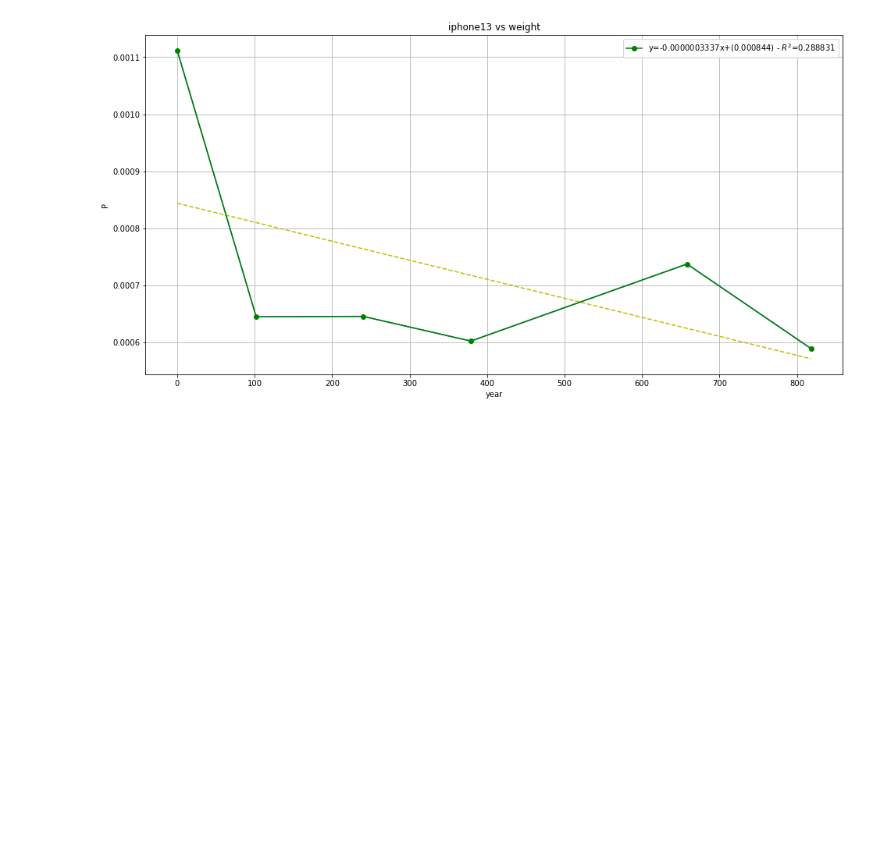
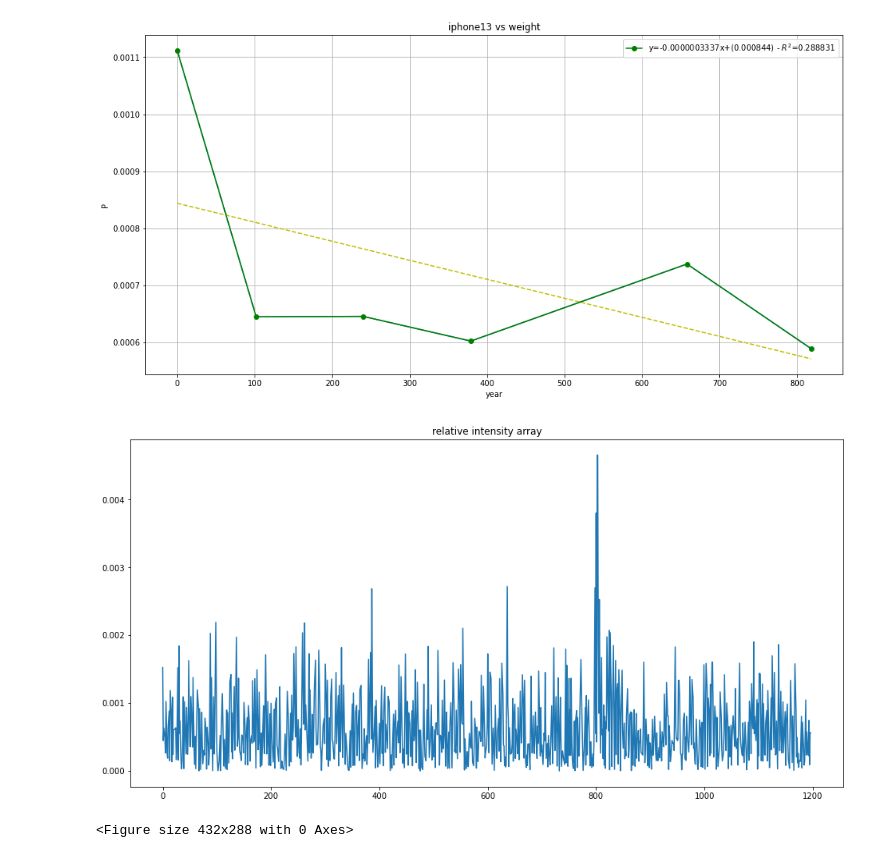
Before and after one commit to pat266/Motif, a Jupyter notebook: experiments/experiment-data/graph.ipynb, the cells around one changed output. Cells and saved outputs as stored; diff of their text form; code cells hidden in the pictures; blank space fills up the shorter version.

Commit message:
got the relative intensity graph

```diff
--- a/experiments/experiment-data/graph.ipynb
+++ b/experiments/experiment-data/graph.ipynb
@@ -19,6 +19,20 @@ def get_data(file_name):
         row_1_data.append(float(splits[0]))
         row_2_data.append(float(splits[1]))
     return row_1_data, row_2_data
+
+def get_data_intensity(file_name):
+    inputfile = open(file_name, "r+")
+    row_1_data = []
+    row_2_data = []
+    row_3_data = []
+    for i in range(3):
+        inputfile.readline()  # use next() if 2.7. Skip the first few samples
+    for line in inputfile:
+        splits = line.split(",")
+        row_1_data.append(float(splits[0]))
+        row_2_data.append(float(splits[1]))
+        row_3_data.append(float(splits[2]))
+    return row_1_data, row_2_data, row_3_data
 # %%
 # solve for a and b
 def best_fit(X, Y):
@@ -55,6 +69,15 @@ def plot_ios_data(data_1, data_2, fileName):
     plt.legend(loc='lower right')
     plt.show()
 
+def plot_intensity_data(data, fileName):
+    # adjust rcParams as needed to make your graph readable
+    # plt.rcParams['figure.figsize'] = [10, 5]
+    plt.figure(figsize=(16, 8))
+    plt.title(fileName)
+    plt.plot(np.arange(0, len(data), 1), data)
+    plt.show()
+    plt.savefig("./pngs/" + fileName + ".png", dpi=100)
+
 def plot(x, y, fileName):
     z = np.polyfit(x, y, 1)
     p = np.poly1d(z)
@@ -101,3 +124,9 @@ plot(weight, iphonese, "iphonese vs weight")
 plot(weight, iphone13, "iphone13 vs weight")
 # %% [output]
 [figure]
+# %%
+row_1_data, row_2_data, row_3_data = get_data_intensity("./iPhone-se/calibration_intensity.csv")
+plot_intensity_data(row_3_data, "relative intensity array")
+# %% [output]
+[figure, added]
+<Figure size 432x288 with 0 Axes>
```
Also changed, not shown: 1 other file.
